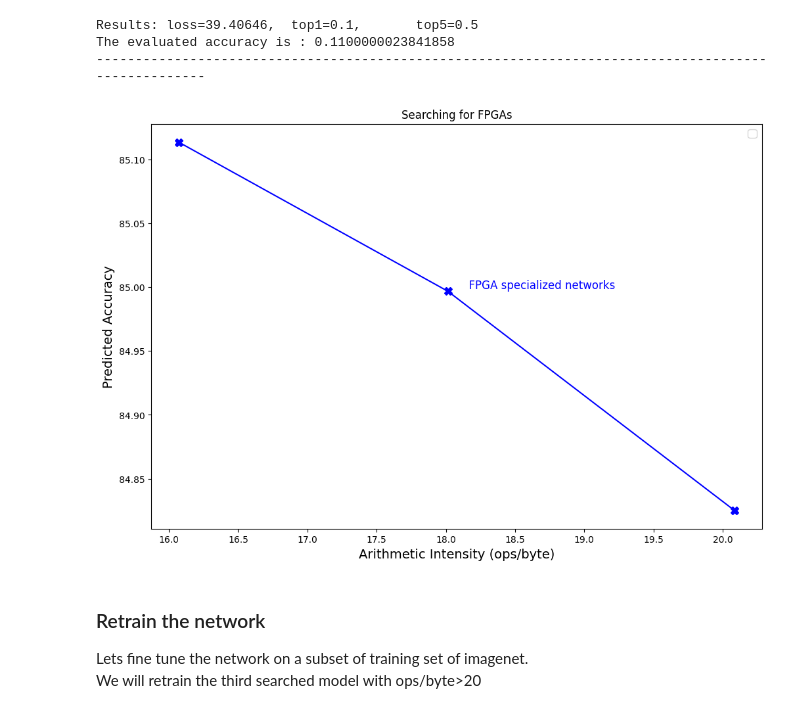
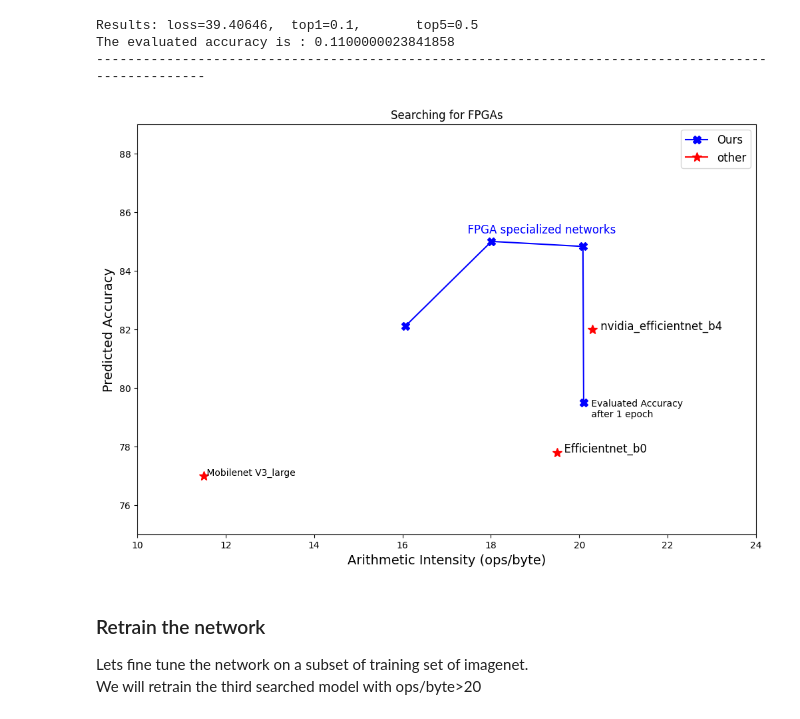
Before and after one commit to Zaxis018/FONAS, a Jupyter notebook: hardware-aware-nas-for-fpgas-evolutionary-algo.ipynb, the cells around one changed output. Cells and saved outputs as stored; diff of their text form; code cells hidden in the pictures.

Commit message:
Kaggle Notebook | Hardware aware NAS for FPGAs Evolutionary Algo. | added illustration

```diff
--- a/hardware-aware-nas-for-fpgas-evolutionary-algo.ipynb
+++ b/hardware-aware-nas-for-fpgas-evolutionary-algo.ipynb
@@ -482,7 +482,7 @@ result_lis
    'r': [224]},
   0.049792223561726204)]
 # %%
-result_lis = [(0.8511345982551575,
+result_lis = [(0.8211345982551575,
   {'wid': None,
    'ks': [5, 5, 5, 5, 7, 3, 7, 3, 3, 7, 5, 5, 7, 7, 5, 7, 7, 3, 5, 5],
    'e': [4, 6, 6, 3, 6, 6, 4, 4, 4, 3, 4, 6, 6, 6, 6, 6, 6, 6, 6, 4],
@@ -535,30 +531,43 @@ archs = {
+# %%
+archs = [
+['Efficientnet B0', 77.8, 19.5],
+['Mobilenet V3_large', 77, 11.5],
+['nvidia_efficientnet_b4',82, 20.3]
+]
 # %%
 
-y = [res[0]*100 for res in result_lis]
-x = [1/res[2] for res in result_lis]
+y = [res[0]*100 for res in result_lis]+ [79.5] #added evaulated accuracy after one epcoh train
+x = [1/res[2] for res in result_lis]+ [20.1]
+
 
 
 plt.figure(figsize=(12, 8))
 plt.xlabel('Arithmetic Intensity (ops/byte)', fontsize=14)
 plt.ylabel('Predicted Accuracy', fontsize=14)
 
 # Plot the line and scatter plot with 'X' marker for each point in the same color
-plt.plot(x, y, marker='X', linestyle='-', color='blue', markersize=8)
-# plt.scatter(archs['MobileNet V3 Large'][1], archs['MobileNet V3 Large'][0], marker='*', color='red')
+plt.plot(x, y, marker='X', linestyle='-', color='blue', markersize=8, label = 'Ours')
+plt.plot(archs[0][2], archs[0][1], marker='*', color='red', label ='other', markersize=10 )
+plt.plot(archs[1][2],archs[1][1], marker = '*', color = 'red', markersize = 10)
+plt.plot(archs[2][2],archs[2][1], marker = '*', color = 'red', markersize = 10)
 
-# Annotate the last point on the line
-middle_index = len(x) // 2
 
 # Annotate the middle point
-plt.text(x[middle_index], y[middle_index], f'      FPGA specialized networks', fontsize=12, verticalalignment='bottom', horizontalalignment='left', color='blue')
+plt.text(20.2,79, f' Evaluated Accuracy \n after 1 epoch', fontsize = 10)
+plt.text(17, 85.2, f'      FPGA specialized networks', fontsize=12, verticalalignment='bottom', horizontalalignment='left', color='blue')
+plt.text(archs[0][2], archs[0][1], f'  Efficientnet_b0', fontsize=12 )
+plt.text(archs[1][2],archs[1][1], f' {archs[1][0]}')
+plt.text(archs[2][2]+0.1,archs[2][1], f' {archs[2][0]}', fontsize=12)
 
+plt.ylim(75, 89)
+plt.xlim(10, 24)
 # Add legend
 plt.legend(fontsize=12)
 plt.title('Searching for FPGAs')
 # Show the plot
 plt.show()
 # %% [output]
-[figure, old version]
+[figure, new version]
 # %% [markdown]
 ### Retrain the network
 Lets fine tune the network on a subset of training set of imagenet.
```
Also changed, not shown: parts of 2 cells of this notebook.
